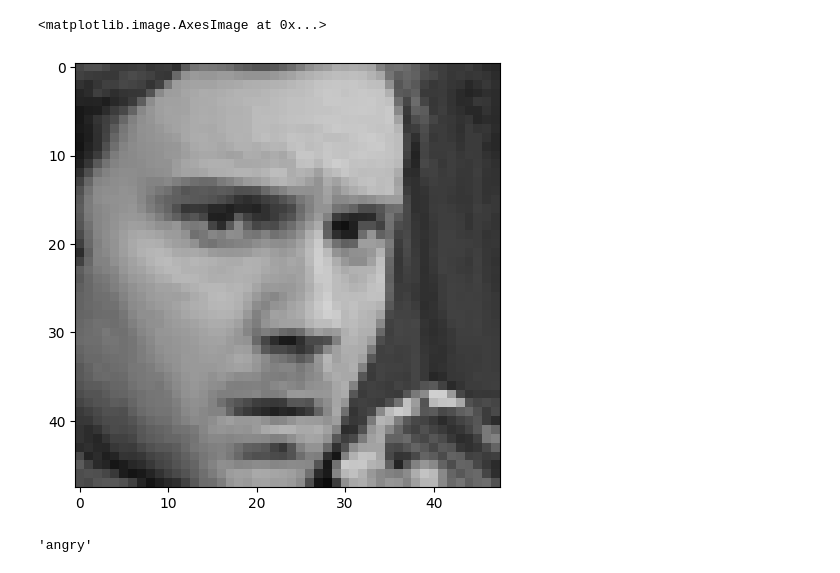
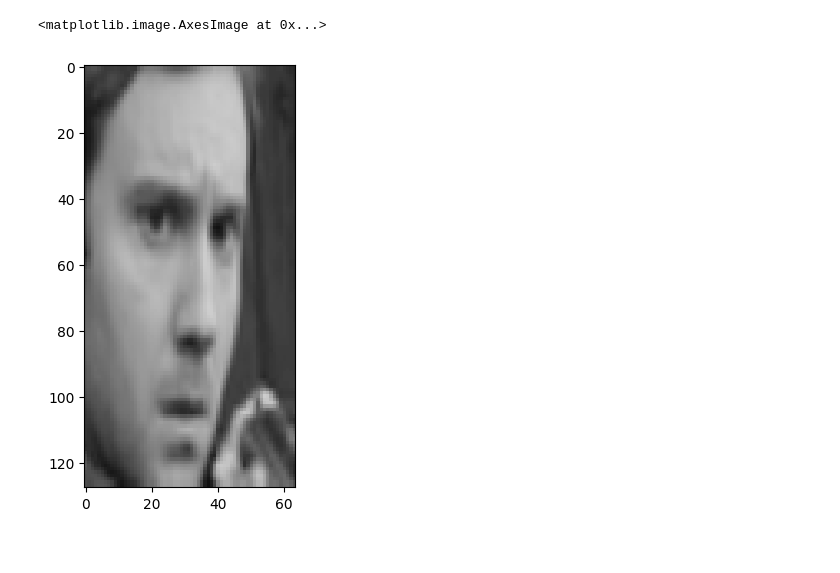
Before and after one commit to ngohiep-noob/Human-Emotion-Recognition, a Jupyter notebook: HOG.ipynb, the cells around one changed output. Saved outputs shown, nothing was run; the diff lists cells and outputs as text; code cells hidden in the pictures.

```diff
--- a/HOG.ipynb
+++ b/HOG.ipynb
@@ -6,10 +6,9 @@ import os
 import numpy as np
 # %%
 test = io.imread('./data/train/0/0.png')
+io.imshow(cv.resize(test, (64, 128)))
+# %% [output]
+<matplotlib.image.AxesImage at 0x...>
+[figure, added]
-# %%
-io.imshow(test)
-# %% [output]
-<matplotlib.image.AxesImage at 0x...>
-[figure, removed]
 # %%
 label_names = ['angry', 'disgust', 'fear', 'happy', 'sad', 'surprise', 'neutral']
@@ -18,7 +15,3 @@ d = os.listdir('data/train')
-# %%
-label_names[int(d[0])]
-# %% [output]
-'angry'
 # %%
 def read_data(path, percent=1.0):
   labels = []
```
Also changed, not shown: parts of 22 cells of this notebook.
